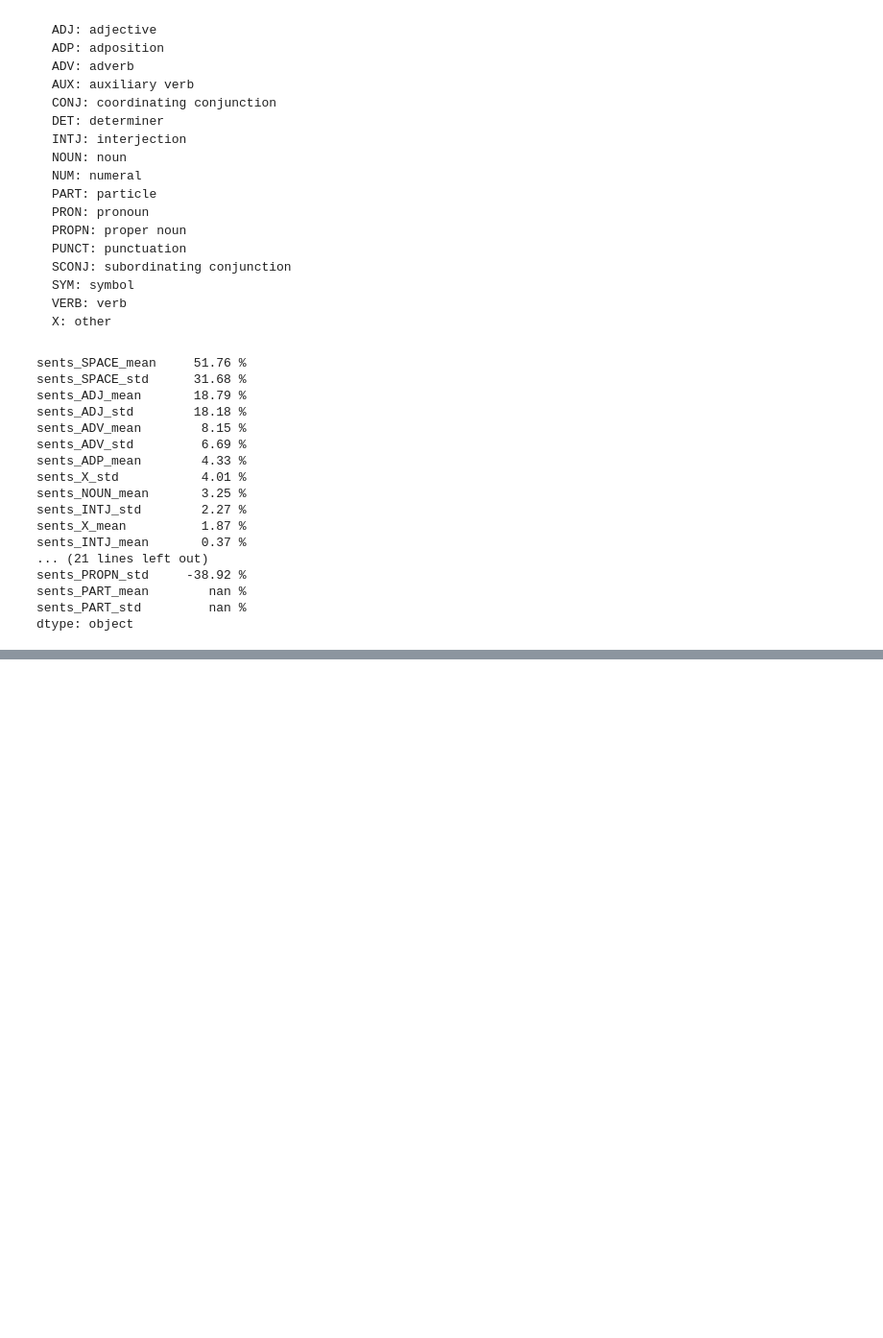
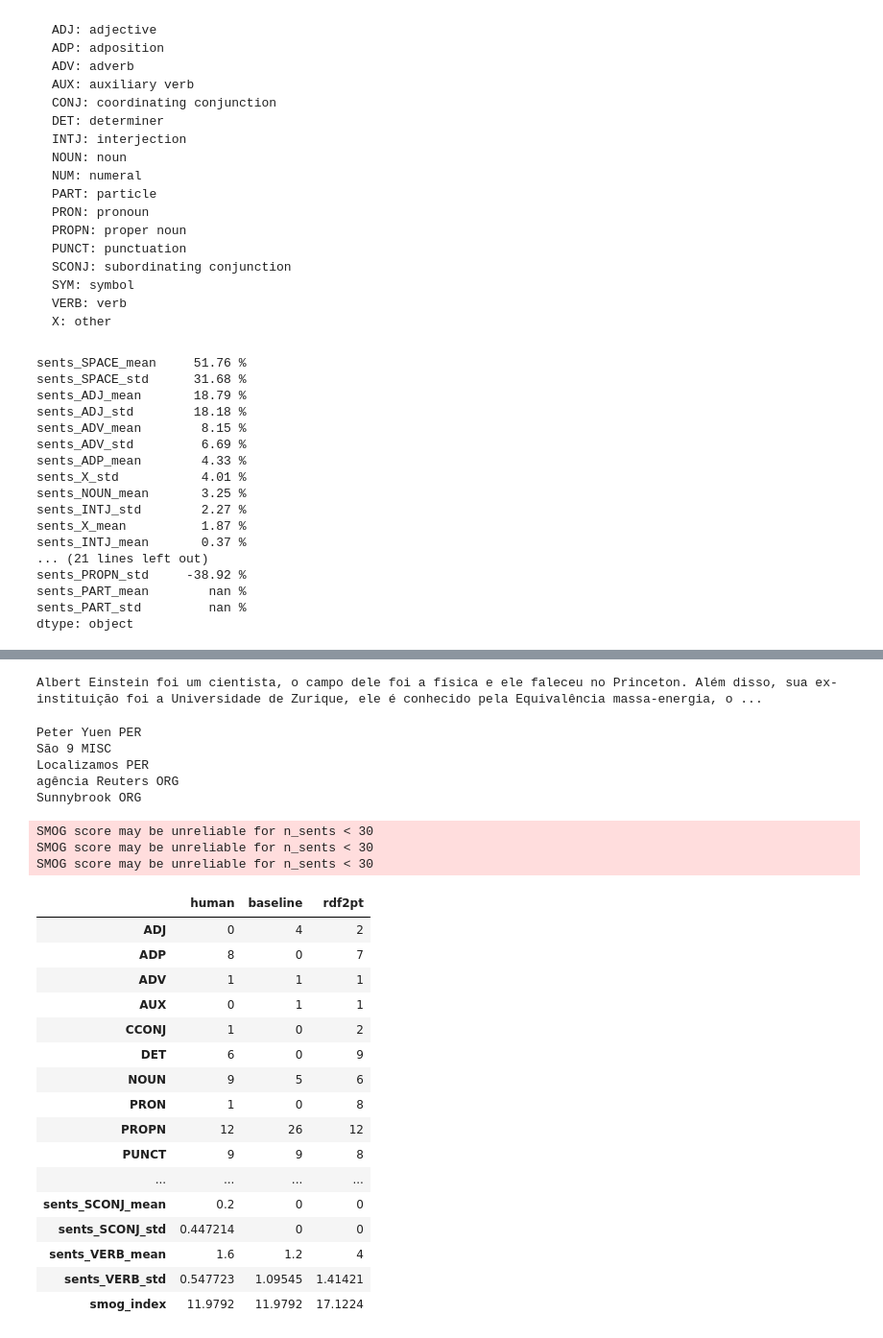
Before and after one commit to abevieiramota/learning-text-metrics, a Jupyter notebook: notebook/Basic metrics.ipynb, the cells around one changed output, grey strips where cells are left out. Shown: that part at 96% size. Cells and saved outputs as stored; diff of their text form; code cells hidden in the pictures; blank space fills up the shorter version.

```diff
--- a/notebook/Basic metrics.ipynb
+++ b/notebook/Basic metrics.ipynb
@@ -161,0 +164,4 @@ dtype: object
+# %%
+human = "Albert Einstein era um cientista, que trabalhava na área de Física. Era conhecido pela fórmula de equivalência entre massa e energia. Formou-se na Universidade de Zurique. Einstein ganhou a medalha Max Planck por seu trabalho. Em Princeton, onde morreu, teve sob sua orientação Ernst Gabor Straus."
+baseline = "Albert Einstein é cientista, Albert Einstein campo é física, Albert Einstein lugar falecimento Princeton. Albert Einstein ex-instituição é Universidade Zurique, Albert Einstein é conhecido Equivalência massa-energia, Albert Einstein prêmio é Medalha Max Planck, Albert Einstein estudante doutorado é Ernst Gabor Straus."
+rdf2pt = "Albert Einstein foi um cientista, o campo dele foi a física e ele faleceu no Princeton. Além disso, sua ex-instituição foi a Universidade de Zurique, ele é conhecido pela Equivalência massa-energia, o prêmio dele foi a Medalha Max Planck e o estudante de doutorado dele foi o Ernst Gabor Straus."
@@ -161,0 +176,4 @@ dtype: object
+# %%
+print(rdf2pt)
+# %% [output]
+Albert Einstein foi um cientista, o campo dele foi a física e ele faleceu no Princeton. Além disso, sua ex-instituição foi a Universidade de Zurique, ele é conhecido pela Equivalência massa-energia, o ...
@@ -161,0 +193,36 @@ dtype: object
+# %%
+for ent in d.ents:
+    print("{} {}".format(ent.text, ent.label_))
+# %% [output]
+Peter Yuen PER
+São 9 MISC
+Localizamos PER
+agência Reuters ORG
+Sunnybrook ORG
+# %%
+import seaborn as sns
+cm = sns.diverging_palette(255, 0, l=60, n=3, center="light", as_cmap=True)
+
+df = pd.concat([make_stats(human, 'human'), make_stats(baseline, 'baseline'), make_stats(rdf2pt, "rdf2pt")], axis=1)
+df.fillna(0).style.background_gradient(cmap=cm, axis=1)
+# %% [output]
+SMOG score may be unreliable for n_sents < 30
+SMOG score may be unreliable for n_sents < 30
+SMOG score may be unreliable for n_sents < 30
+|  | human | baseline | rdf2pt |
+| ADJ | 0 | 4 | 2 |
+| ADP | 8 | 0 | 7 |
+| ADV | 1 | 1 | 1 |
+| AUX | 0 | 1 | 1 |
+| CCONJ | 1 | 0 | 2 |
+| DET | 6 | 0 | 9 |
+| NOUN | 9 | 5 | 6 |
+| PRON | 1 | 0 | 8 |
+| PROPN | 12 | 26 | 12 |
+| PUNCT | 9 | 9 | 8 |
+| ... | ... | ... | ... |
+| sents_SCONJ_mean | 0.2 | 0 | 0 |
+| sents_SCONJ_std | 0.447214 | 0 | 0 |
+| sents_VERB_mean | 1.6 | 1.2 | 4 |
+| sents_VERB_std | 0.547723 | 1.09545 | 1.41421 |
+| smog_index | 11.9792 | 11.9792 | 17.1224 |
```
Also changed, not shown: parts of 6 cells of this notebook.
